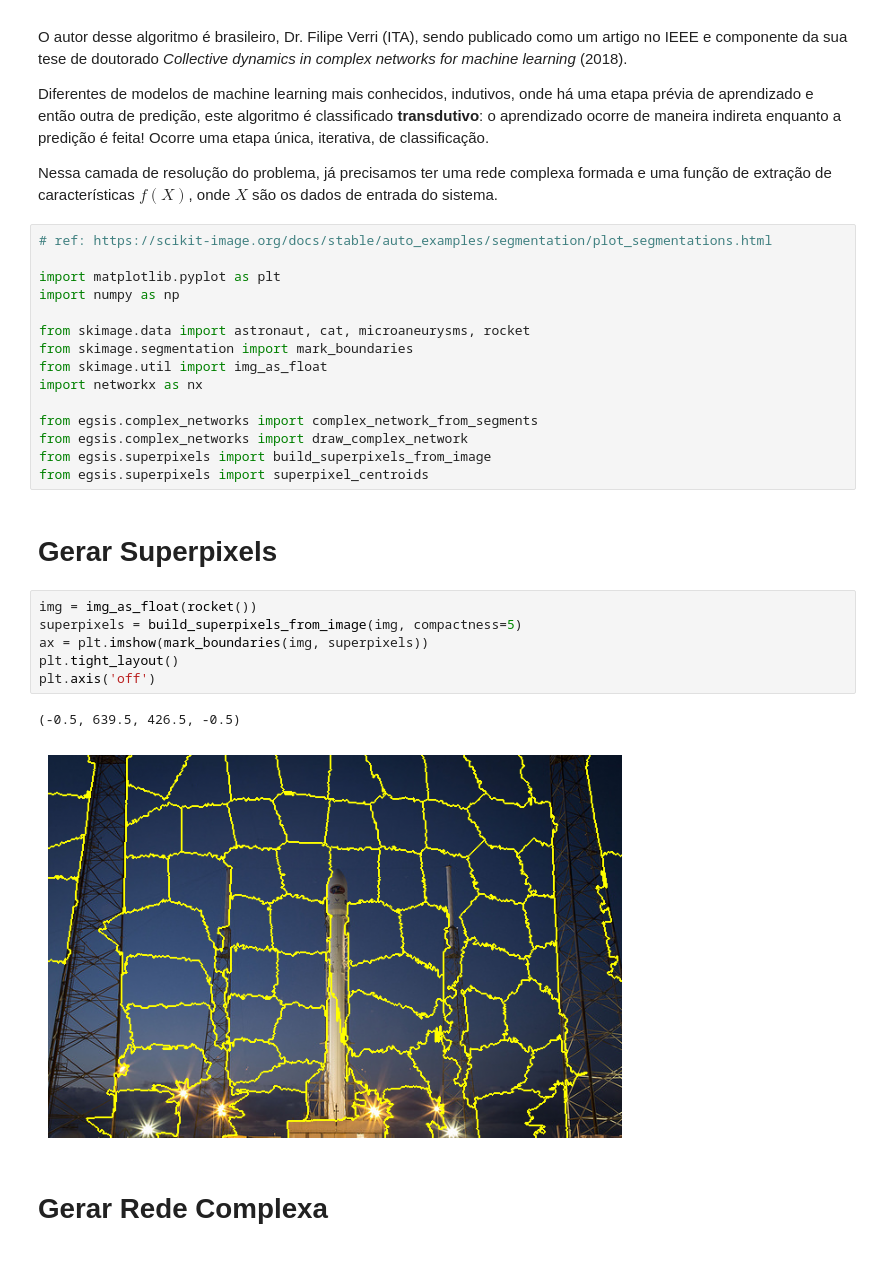
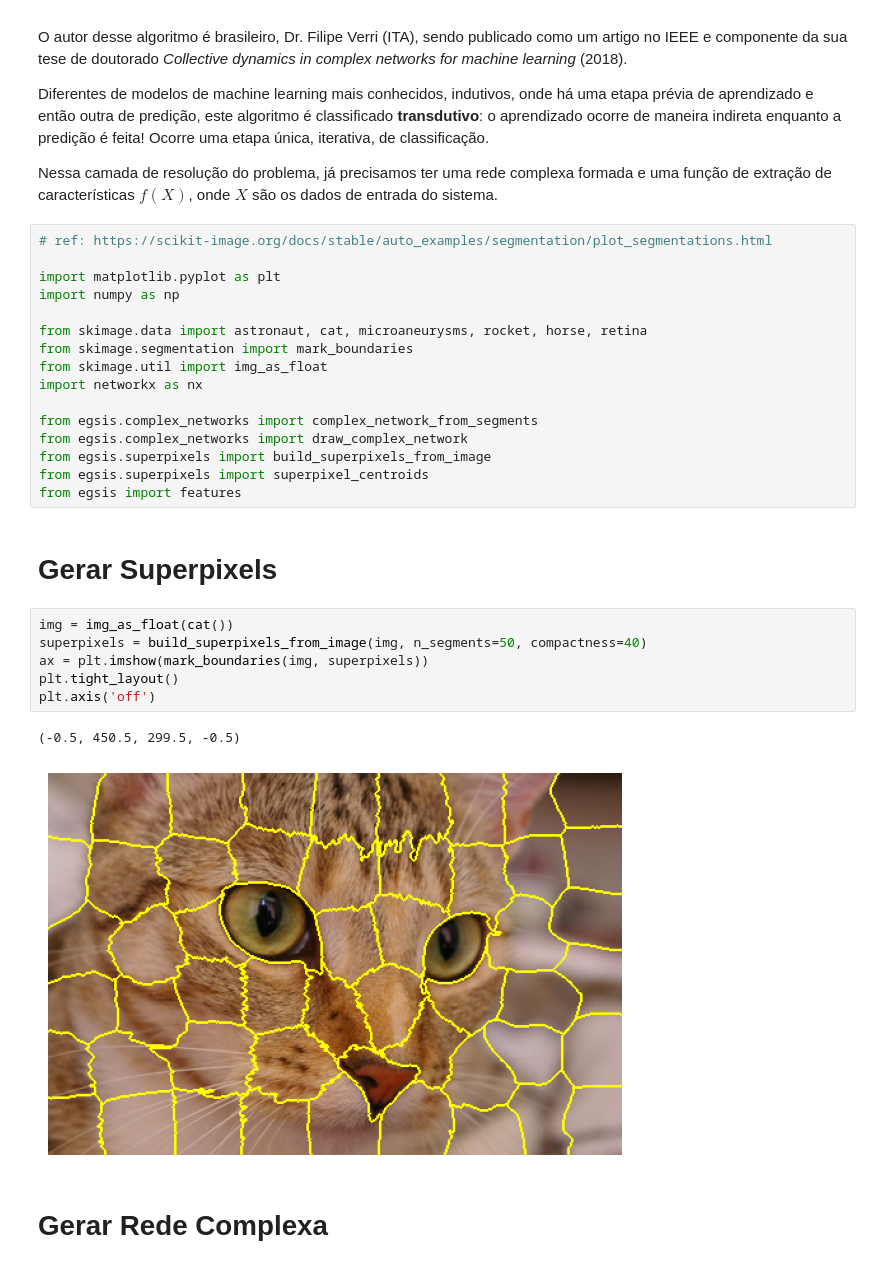
Before and after one commit to ryukinix/egsis, a Jupyter notebook: notebooks/label_component_unfolding.ipynb, the cells around one changed output. Cells and saved outputs as stored; diff of their text form.

```diff
--- a/notebooks/label_component_unfolding.ipynb
+++ b/notebooks/label_component_unfolding.ipynb
@@ -14,7 +14,7 @@ Nessa camada de resolução do problema, já precisamos ter uma rede complexa fo
 import matplotlib.pyplot as plt
 import numpy as np
 
-from skimage.data import astronaut, cat, microaneurysms, rocket
+from skimage.data import astronaut, cat, microaneurysms, rocket, horse, retina
 from skimage.segmentation import mark_boundaries
 from skimage.util import img_as_float
 import networkx as nx
@@ -23,17 +23,18 @@ from egsis.complex_networks import complex_network_from_segments
 from egsis.complex_networks import draw_complex_network
 from egsis.superpixels import build_superpixels_from_image
 from egsis.superpixels import superpixel_centroids
+from egsis import features
 # %% [markdown]
 # Gerar Superpixels
 # %%
-img = img_as_float(rocket())
-superpixels = build_superpixels_from_image(img, compactness=5)
+img = img_as_float(cat())
+superpixels = build_superpixels_from_image(img, n_segments=50, compactness=40)
 ax = plt.imshow(mark_boundaries(img, superpixels))
 plt.tight_layout()
 plt.axis('off')
 # %% [output]
-(-0.5, 639.5, 426.5, -0.5)
+(-0.5, 450.5, 299.5, -0.5)
-[figure, old version]
+[figure, new version]
 # %% [markdown]
 # Gerar Rede Complexa
 # %%
```
Also changed, not shown: parts of 13 cells of this notebook, 1 other file.
